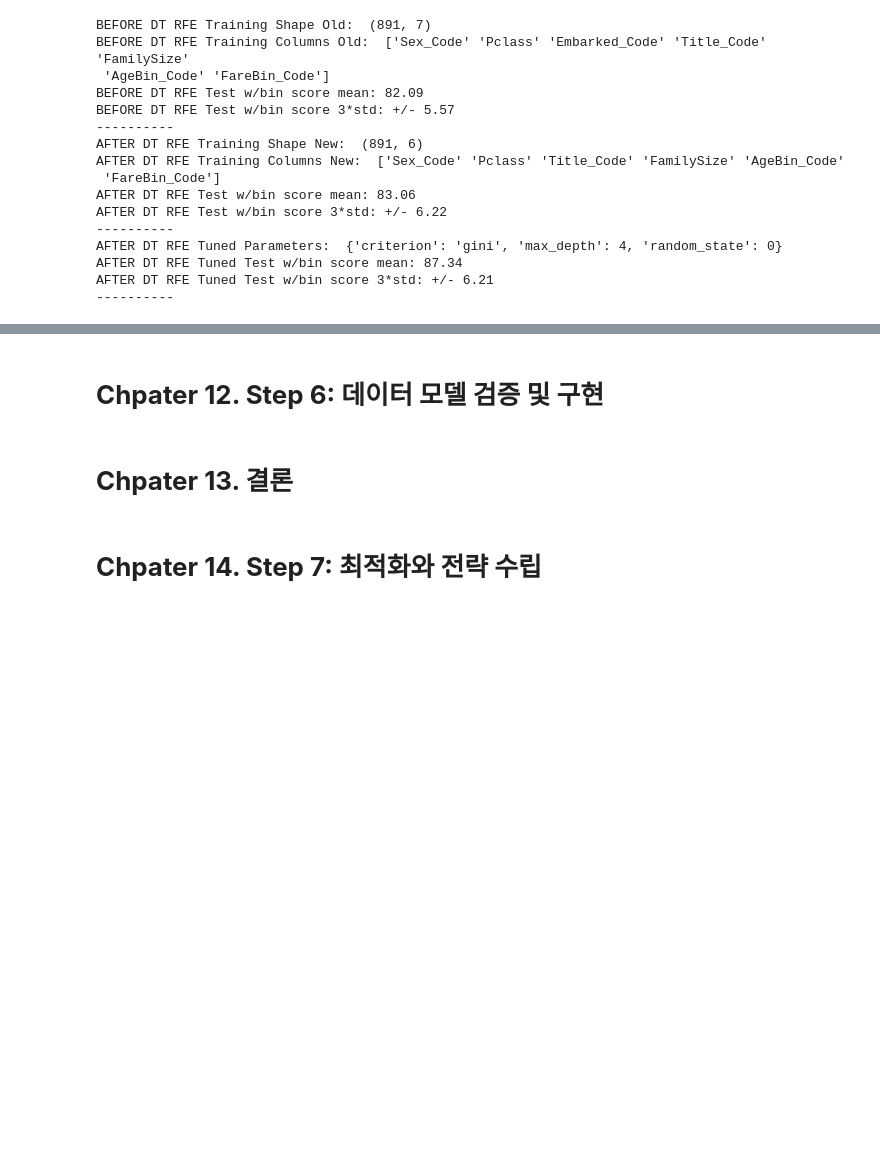
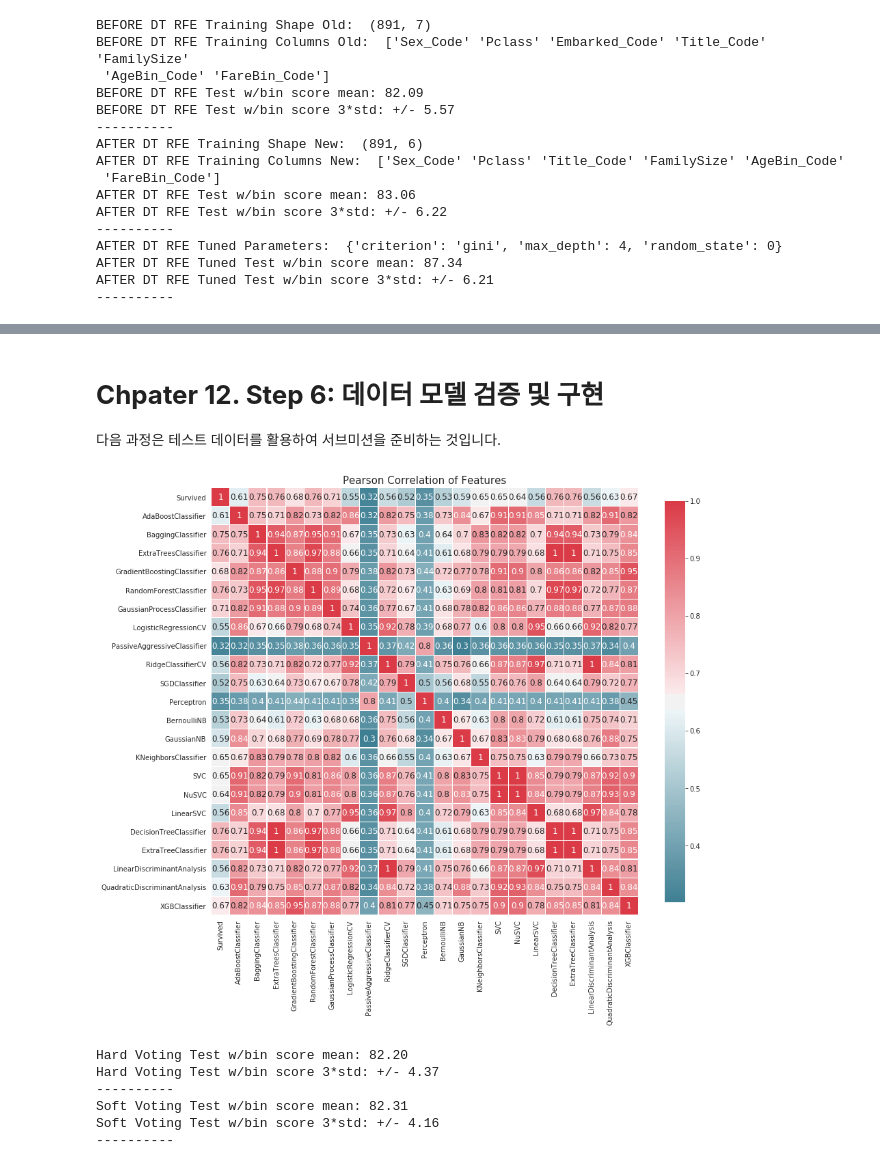
Before and after one commit to nowhyun/Study, a Jupyter notebook: A_Data_Science_Framework_To_Achieve_99_Accuracy.ipynb, the cells around one changed output, grey strips where cells are left out. Drawn from its saved outputs; the diff is of its cells as text; code cells hidden in the pictures; blank space fills up the shorter version.

```diff
--- a/A_Data_Science_Framework_To_Achieve_99_Accuracy.ipynb
+++ b/A_Data_Science_Framework_To_Achieve_99_Accuracy.ipynb
@@ -1211,7 +1208,72 @@ graph
 [drawing not drawn]
 # %% [markdown]
 # **Chpater 12. Step 6: 데이터 모델 검증 및 구현**
+다음 과정은 테스트 데이터를 활용하여 서브미션을 준비하는 것입니다.
-# %% [markdown]
-# **Chpater 13. 결론**
-# %% [markdown]
-# **Chpater 14. Step 7: 최적화와 전략 수립**
+# %%
+#compare algorithm predictions with each other, where 1 = exactly similar and 0 = exactly opposite
+#there are some 1's, but enough blues and light reds to create a "super algorithm" by combining them
+correlation_heatmap(MLA_predict)
+# %% [output]
+[figure, added]
+# %%
+#모델 결합 과정(Ensemble methods)
+#why choose one model, when you can pick them all with voting classifier
+#http://scikit-learn.org/stable/modules/generated/sklearn.ensemble.VotingClassifier.html
+#removed models w/o attribute 'predict_proba' required for vote classifier and models with a 1.0 correlation to another model
+vote_est = [
+    #Ensemble Methods: http://scikit-learn.org/stable/modules/ensemble.html
+    ('ada', ensemble.AdaBoostClassifier()),
+    ('bc', ensemble.BaggingClassifier()),
+    ('etc',ensemble.ExtraTreesClassifier()),
+    ('gbc', ensemble.GradientBoostingClassifier()),
+    ('rfc', ensemble.RandomForestClassifier()),
+
+    #Gaussian Processes: http://scikit-learn.org/stable/modules/gaussian_process.html#gaussian-process-classification-gpc
+    ('gpc', gaussian_process.GaussianProcessClassifier()),
+
+    #GLM: http://scikit-learn.org/stable/modules/linear_model.html#logistic-regression
+    ('lr', linear_model.LogisticRegressionCV()),
+
+    #Navies Bayes: http://scikit-learn.org/stable/modules/naive_bayes.html
+    ('bnb', naive_bayes.BernoulliNB()),
+    ('gnb', naive_bayes.GaussianNB()),
+
+    #Nearest Neighbor: http://scikit-learn.org/stable/modules/neighbors.html
+    ('knn', neighbors.KNeighborsClassifier()),
+
+    #SVM: http://scikit-learn.org/stable/modules/svm.html
+    ('svc', svm.SVC(probability=True)),
+
+    #xgboost: http://xgboost.readthedocs.io/en/latest/model.html
+   ('xgb', XGBClassifier())
+
+]
+
+
+#Hard Vote or majority rules
+vote_hard = ensemble.VotingClassifier(estimators = vote_est , voting = 'hard')
+vote_hard_cv = model_selection.cross_validate(vote_hard, data_train[data_train_x_bin], data_train[Target], cv  = cv_split)
+vote_hard.fit(data_train[data_train_x_bin], data_train[Target])
+
+# print("Hard Voting Training w/bin score mean: {:.2f}". format(vote_hard_cv['train_score'].mean()*100))
+print("Hard Voting Test w/bin score mean: {:.2f}". format(vote_hard_cv['test_score'].mean()*100))
+print("Hard Voting Test w/bin score 3*std: +/- {:.2f}". format(vote_hard_cv['test_score'].std()*100*3))
+print('-'*10)
+
+
+#Soft Vote or weighted probabilities
+vote_soft = ensemble.VotingClassifier(estimators = vote_est , voting = 'soft')
+vote_soft_cv = model_selection.cross_validate(vote_soft, data_train[data_train_x_bin], data_train[Target], cv  = cv_split)
+vote_soft.fit(data_train[data_train_x_bin], data_train[Target])
+
+# print("Soft Voting Training w/bin score mean: {:.2f}". format(vote_soft_cv['train_score'].mean()*100))
+print("Soft Voting Test w/bin score mean: {:.2f}". format(vote_soft_cv['test_score'].mean()*100))
+print("Soft Voting Test w/bin score 3*std: +/- {:.2f}". format(vote_soft_cv['test_score'].std()*100*3))
+print('-'*10)
+# %% [output]
+Hard Voting Test w/bin score mean: 82.20
+Hard Voting Test w/bin score 3*std: +/- 4.37
+----------
+Soft Voting Test w/bin score mean: 82.31
+Soft Voting Test w/bin score 3*std: +/- 4.16
+----------
```
Also changed, not shown: parts of 14 cells of this notebook.
